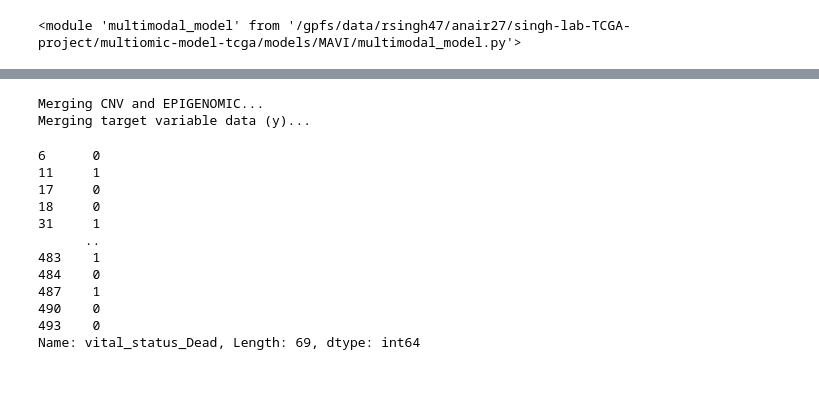
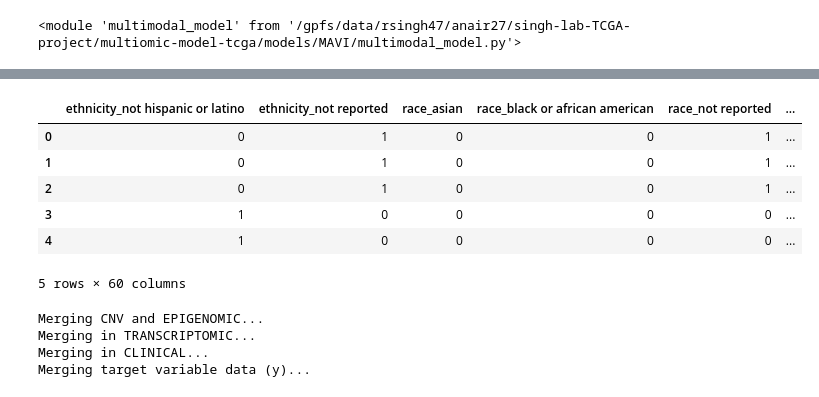
Before and after one commit to akira-nair/multiomic-model-tcga, a Jupyter notebook: models/MAVI/multimodal_model.ipynb, the cells around one changed output, grey strips where cells are left out. Cells and saved outputs as stored; diff of their text form; code cells hidden in the pictures.

```diff
--- a/models/MAVI/multimodal_model.ipynb
+++ b/models/MAVI/multimodal_model.ipynb
@@ -39 +24,12 @@ clinical_df = pd.read_csv(CLINICAL)
 diagnosis = clinical_df[["vital_status_Dead", "case_id"]]
+# %%
+clinical_data = clinical_df.loc[:, clinical_df.columns != 'vital_status_Dead']
+clinical_data.head(5)
+# %% [output]
+|  | ethnicity_not hispanic or latino | ethnicity_not reported | race_asian | race_black or african american | race_not reported | ... |
+| 0 | 0 | 1 | 0 | 0 | 1 | ... |
+| 1 | 0 | 1 | 0 | 0 | 1 | ... |
+| 2 | 0 | 1 | 0 | 0 | 1 | ... |
+| 3 | 1 | 0 | 0 | 0 | 0 | ... |
+| 4 | 1 | 0 | 0 | 0 | 0 | ... |
+5 rows × 60 columns
@@ -40,20 +38,7 @@ diagnosis = clinical_df[["vital_status_Dead", "case_id"]]
 # %%
-x_train, y_train, x_test, y_test = mmm.merge_data(y = diagnosis, train_ids = training_cases, test_ids = testing_cases)
+x_train, y_train, x_test, y_test = mmm.merge_data(y = diagnosis, train_ids = training_cases, test_ids = testing_cases, load_data = True)
 # %% [output]
 Merging CNV and EPIGENOMIC...
+Merging in TRANSCRIPTOMIC...
+Merging in CLINICAL...
 Merging target variable data (y)...
-# %%
-y_test
-# %% [output]
-6      0
-11     1
-17     0
-18     0
-31     1
-      ..
-483    1
-484    0
-487    1
-490    0
-493    0
-Name: vital_status_Dead, Length: 69, dtype: int64
```
Also changed, not shown: parts of 19 cells of this notebook, 6 other files.
